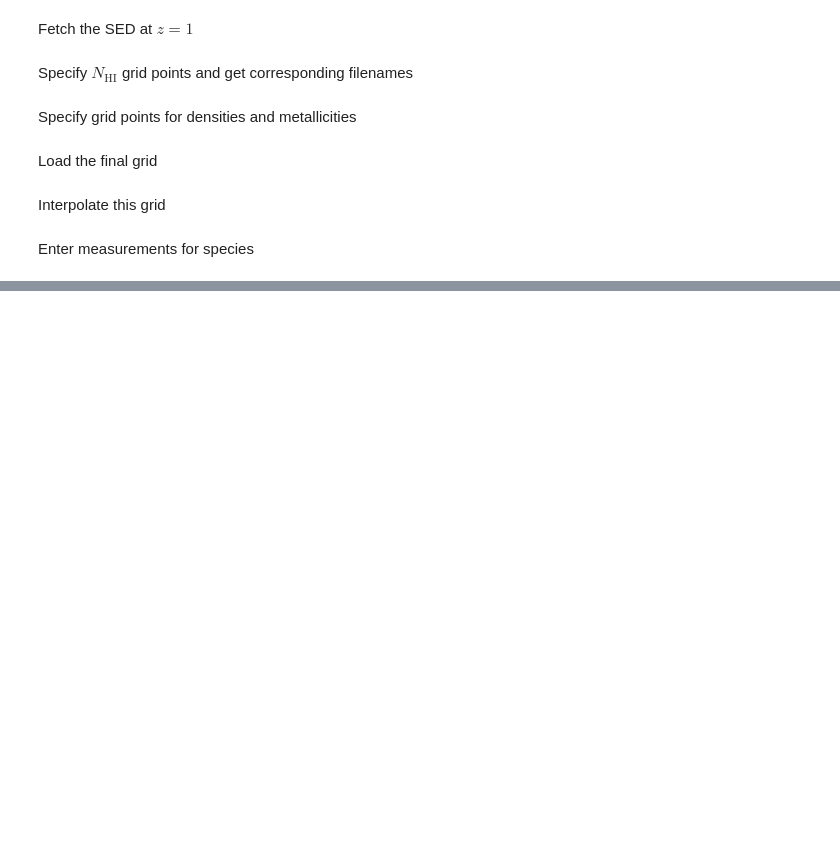
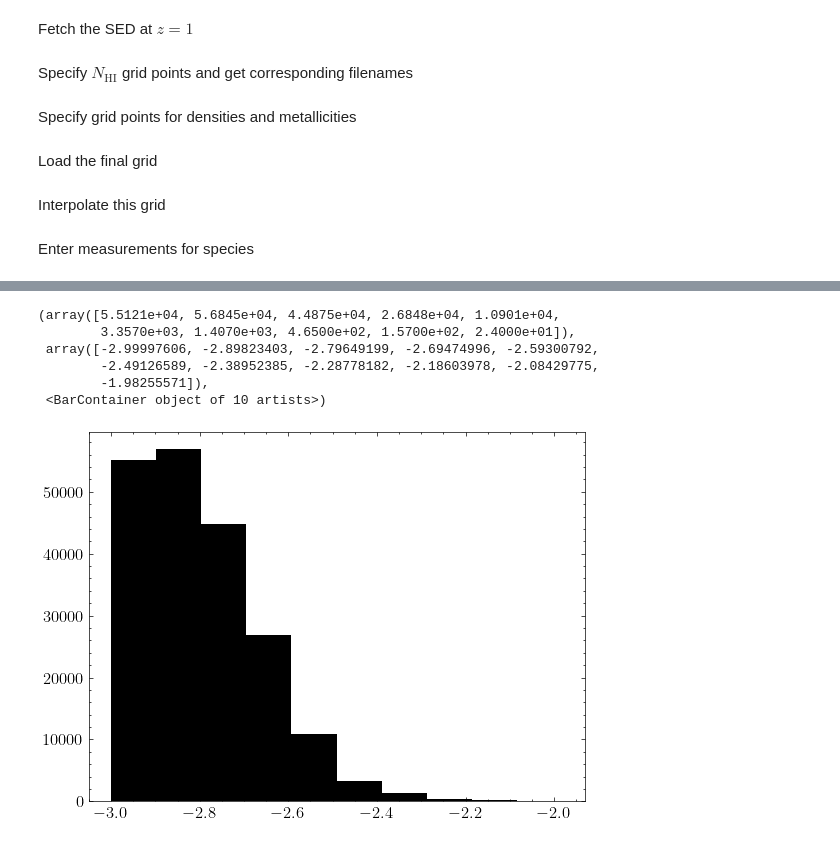
Before and after one commit to suyashk12/cgm_science, a Jupyter notebook: cloudy_fitting/z=0.72_cloudy_fit.ipynb, the cells around one changed output, grey strips where cells are left out. Saved outputs shown, nothing was run; the diff lists cells and outputs as text; code cells hidden in the pictures; blank space fills up the shorter version.

```diff
--- a/cloudy_fitting/z=0.72_cloudy_fit.ipynb
+++ b/cloudy_fitting/z=0.72_cloudy_fit.ipynb
@@ -361,0 +182,10 @@ ax.set_xticks([], minor=True)
+# %%
+plt.hist(flat_samples_subsolar['[M/H]'])
+# %% [output]
+(array([5.5121e+04, 5.6845e+04, 4.4875e+04, 2.6848e+04, 1.0901e+04,
+        3.3570e+03, 1.4070e+03, 4.6500e+02, 1.5700e+02, 2.4000e+01]),
+ array([-2.99997606, -2.89823403, -2.79649199, -2.69474996, -2.59300792,
+        -2.49126589, -2.38952385, -2.28778182, -2.18603978, -2.08429775,
+        -1.98255571]),
+ <BarContainer object of 10 artists>)
+[figure, added]
```
Also changed, not shown: parts of 58 cells of this notebook, 2 other files.
